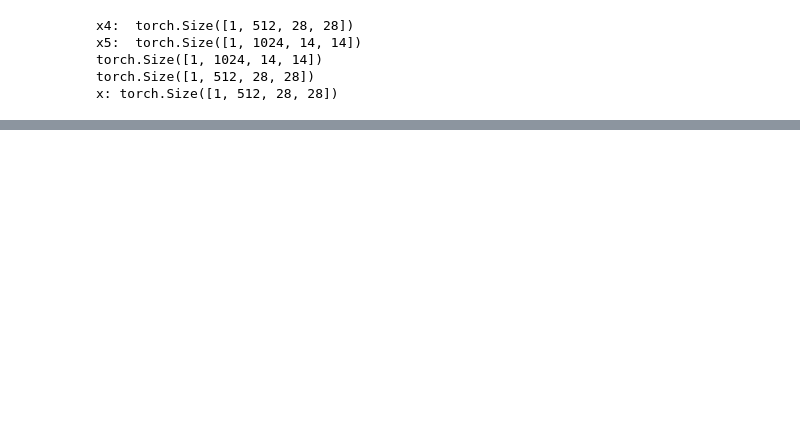
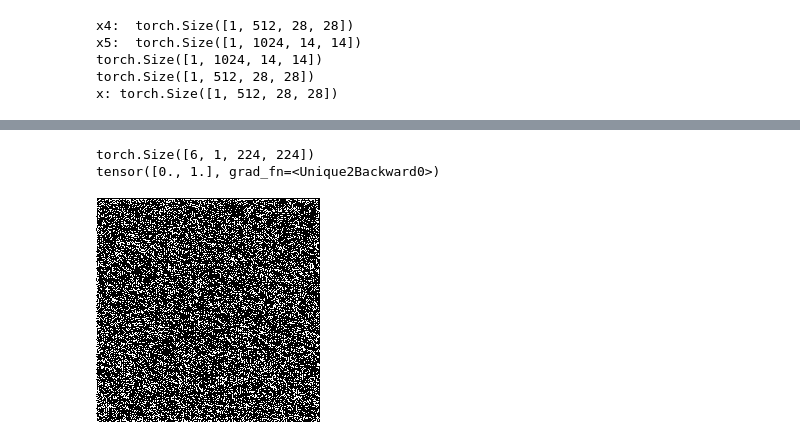
Before and after one commit to iPersian/ComputerVision, a Jupyter notebook: notebook.ipynb, the cells around one changed output, grey strips where cells are left out. Drawn from its saved outputs; the diff is of its cells as text; code cells hidden in the pictures; blank space fills up the shorter version.

```diff
--- a/notebook.ipynb
+++ b/notebook.ipynb
@@ -353,0 +424,63 @@ x: torch.Size([1, 512, 28, 28])
+# %%
+class Upward(nn.Module):
+    def __init__(self):
+        super(Upward, self).__init__()
+        self.fc = nn.Linear(756, 128*28*28)
+        self.up1 = nn.ConvTranspose2d(128, 64, kernel_size=2, stride=2)
+        self.up2 = nn.ConvTranspose2d(64, 32, kernel_size=2, stride=2)
+        self.up3 = nn.ConvTranspose2d(32, 16, kernel_size=2, stride=2)
+
+        self.conv1 = DoubleConv(128, 64)
+        self.conv2 = DoubleConv(64, 32)
+        self.conv3 = DoubleConv(32, 16)
+
+        self.out = nn.Conv2d(16, 1, kernel_size=3, padding=1, bias=False)
+
+        self.sigmoid = nn.Sigmoid()
+
+
+    def forward(self, x, x_res):
+        # x_res contains intermediate conv faetures conv1, conv2, conv3
+
+        # B, 756
+        x = self.fc(x)
+        B, _ = x.shape
+        x = x.reshape(B, 128, 28, 28)
+        # B, 128, 28, 28
+        x = self.up1(x)
+        # B, 64, 56, 56
+        x = torch.cat((x, x_res['conv3']), dim=1)
+        # B, 128, 56, 56
+        x = self.conv1(x)
+        # B, 64, 56, 56
+        x = self.up2(x)
+        # B, 32, 112, 112
+        x = torch.cat((x, x_res['conv2']), dim=1)
+        # B, 64, 112, 112
+        x = self.conv2(x)
+        # B, 32, 112, 112
+        x = self.up3(x)
+        # B, 16, 224, 224
+        x = torch.cat((x, x_res['conv1']), dim=1)
+        # B, 32, 224, 224
+        x = self.conv3(x)
+        # B, 16, 224, 224
+
+        x = self.out(x) # B, 1, 224, 224
+
+        return self.sigmoid(x)
+
+# Sanity check
+test = torch.rand((6, 756))
+net = Upward()
+probs = net(test, dc.features)
+y = torch.round(probs)
+print(y.shape)
+print(torch.unique(y))
+to_pil = transforms.ToPILImage()
+img = to_pil(y[0, :, :, :].squeeze(0))
+display(img)
+# %% [output]
+torch.Size([6, 1, 224, 224])
+tensor([0., 1.], grad_fn=<Unique2Backward0>)
+[figure, added]
```
Also changed, not shown: parts of 14 cells of this notebook, 1 other file.
